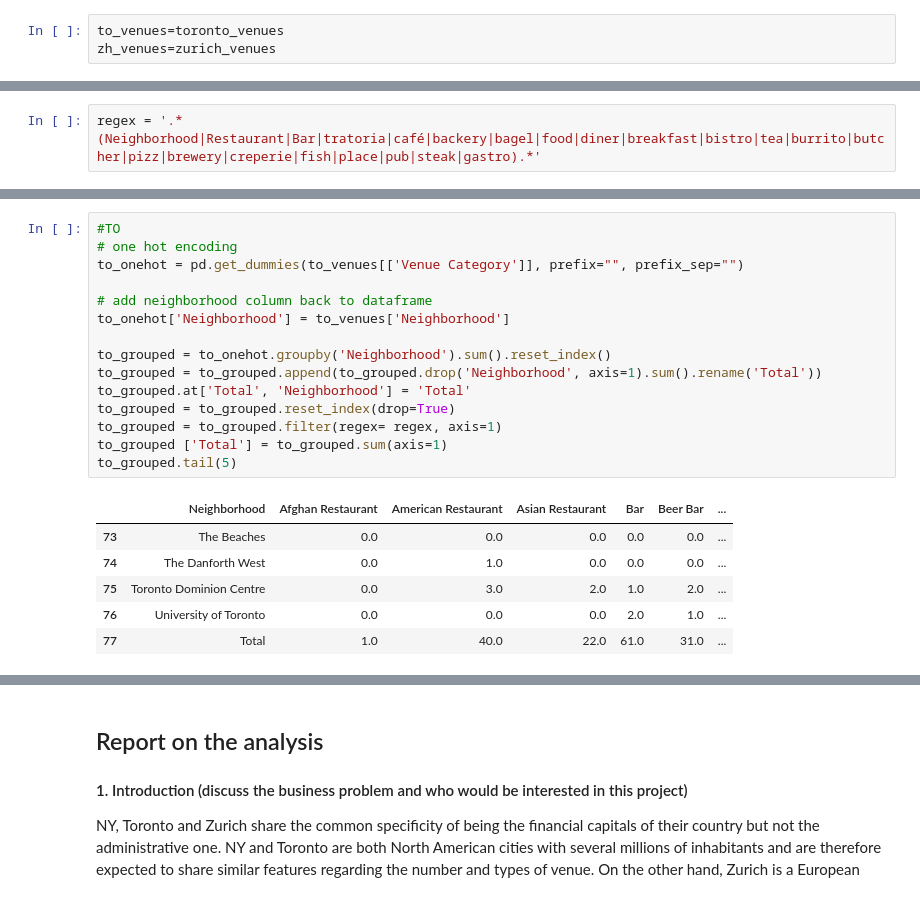
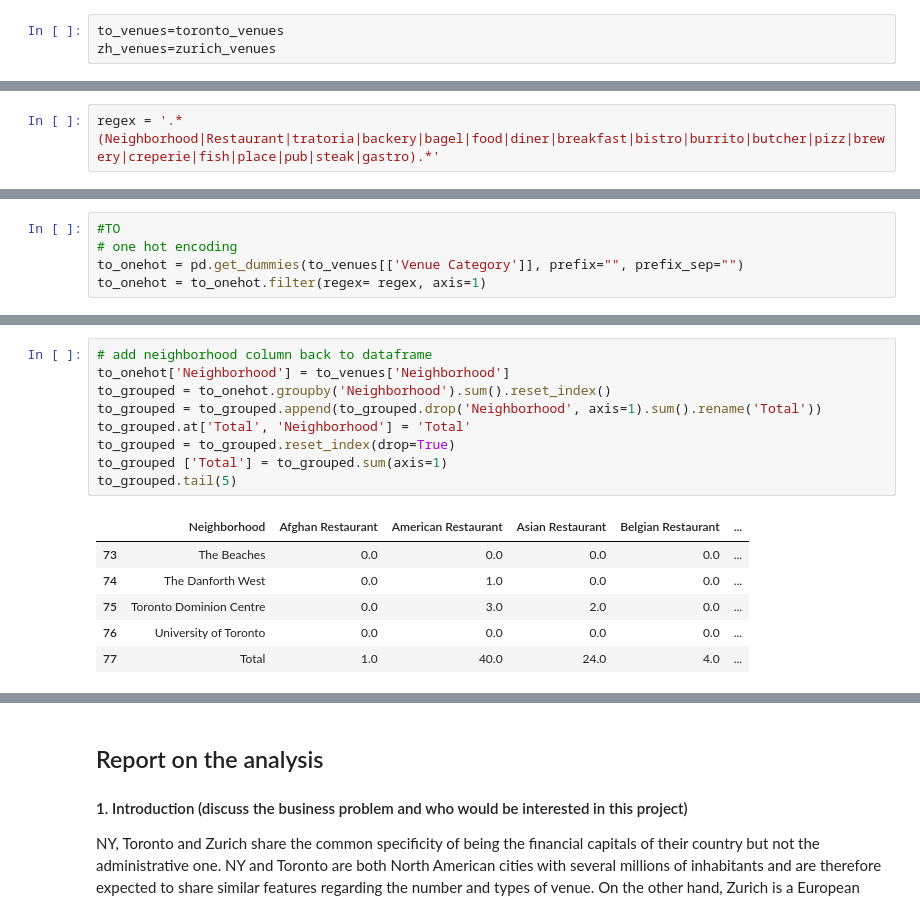
Before and after one commit to Kaeliny/Coursera_Capstone, a Jupyter notebook: Capstone Project - The Battle of Neighborhoods (2).ipynb, the cells around one changed output, grey strips where cells are left out. Cells and saved outputs as stored; diff of their text form.

```diff
--- a/Capstone Project - The Battle of Neighborhoods (2).ipynb
+++ b/Capstone Project - The Battle of Neighborhoods (2).ipynb
@@ -473,2 +372,2 @@ There are 122 uniques categories.
 # %%
-regex = '.*(Neighborhood|Restaurant|Bar|tratoria|café|backery|bagel|food|diner|breakfast|bistro|tea|burrito|butcher|pizz|brewery|creperie|fish|place|pub|steak|gastro).*'
+regex = '.*(Neighborhood|Restaurant|tratoria|backery|bagel|food|diner|breakfast|bistro|burrito|butcher|pizz|brewery|creperie|fish|place|pub|steak|gastro).*'
@@ -496,0 +408,5 @@ ny_grouped.tail(5)
+# %%
+#TO
+# one hot encoding
+to_onehot = pd.get_dummies(to_venues[['Venue Category']], prefix="", prefix_sep="")
+to_onehot = to_onehot.filter(regex= regex, axis=1)
@@ -497,22 +426,16 @@ ny_grouped.tail(5)
 # %%
-#TO
-# one hot encoding
-to_onehot = pd.get_dummies(to_venues[['Venue Category']], prefix="", prefix_sep="")
-
 # add neighborhood column back to dataframe
 to_onehot['Neighborhood'] = to_venues['Neighborhood']
-
 to_grouped = to_onehot.groupby('Neighborhood').sum().reset_index()
 to_grouped = to_grouped.append(to_grouped.drop('Neighborhood', axis=1).sum().rename('Total'))
 to_grouped.at['Total', 'Neighborhood'] = 'Total'
 to_grouped = to_grouped.reset_index(drop=True)
-to_grouped = to_grouped.filter(regex= regex, axis=1)
 to_grouped ['Total'] = to_grouped.sum(axis=1)
 to_grouped.tail(5)
 # %% [output]
-|  | Neighborhood | Afghan Restaurant | American Restaurant | Asian Restaurant | Bar | Beer Bar | ... |
-| 73 | The Beaches | 0.0 | 0.0 | 0.0 | 0.0 | 0.0 | ... |
-| 74 | The Danforth West | 0.0 | 1.0 | 0.0 | 0.0 | 0.0 | ... |
-| 75 | Toronto Dominion Centre | 0.0 | 3.0 | 2.0 | 1.0 | 2.0 | ... |
-| 76 | University of Toronto | 0.0 | 0.0 | 0.0 | 2.0 | 1.0 | ... |
-| 77 | Total | 1.0 | 40.0 | 22.0 | 61.0 | 31.0 | ... |
+|  | Neighborhood | Afghan Restaurant | American Restaurant | Asian Restaurant | Belgian Restaurant | ... |
+| 73 | The Beaches | 0.0 | 0.0 | 0.0 | 0.0 | ... |
+| 74 | The Danforth West | 0.0 | 1.0 | 0.0 | 0.0 | ... |
+| 75 | Toronto Dominion Centre | 0.0 | 3.0 | 2.0 | 0.0 | ... |
+| 76 | University of Toronto | 0.0 | 0.0 | 0.0 | 0.0 | ... |
+| 77 | Total | 1.0 | 40.0 | 24.0 | 4.0 | ... |
```
Also changed, not shown: parts of 39 cells of this notebook.
